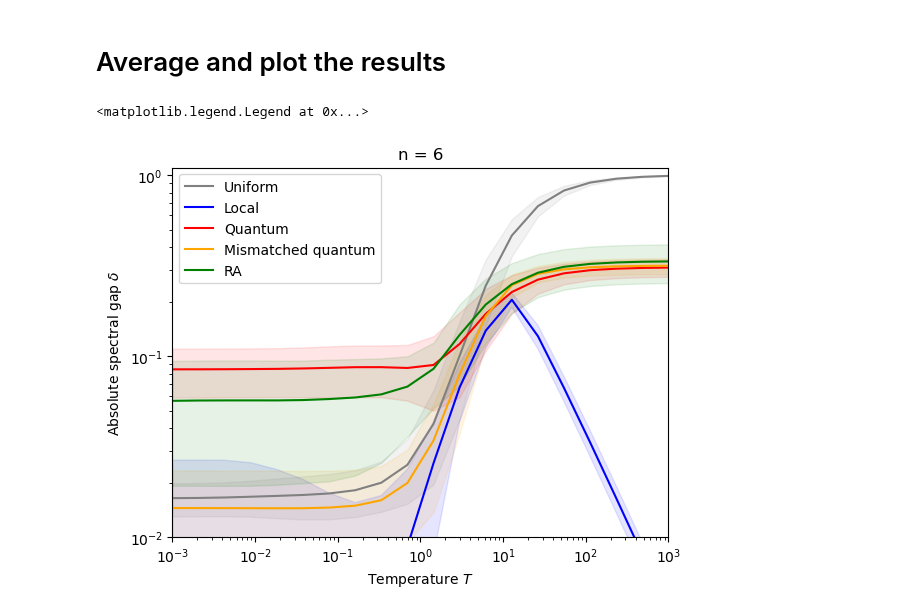
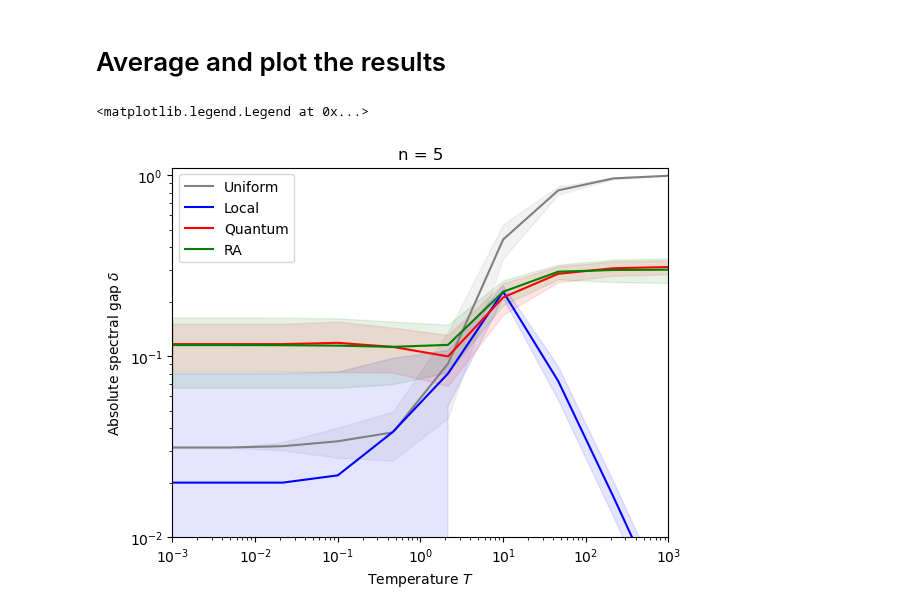
Before and after one commit to petr-ivashkov/quantum-mcmc, a Jupyter notebook: temperature_sweep_parallel.ipynb, the cells around one changed output. Cells and saved outputs as stored; diff of their text form; code cells hidden in the pictures.

```diff
--- a/temperature_sweep_parallel.ipynb
+++ b/temperature_sweep_parallel.ipynb
@@ -3,5 +4,5 @@ from functions import *
 # %%
-n = 6
+n = 5
 # %% [markdown]
 # Temperature sweep
 # %%
@@ -63,10 +47,13 @@ def get_proposal_mat_ra(m, t_max):
     U_t = sol.y.T[-1].reshape(d,d)
     return np.abs(U_t)**2
 # %%
-num_random_models = 100
-num_temperatures = 20
+num_random_models = 10
+num_temperatures = 10
 
 T_range = np.geomspace(0.001, 1000, num_temperatures)
+
+ramp_up_schedule = np.array([-0.0657428 ,  0.14598069,  0.27127482,  0.85253383,  1.33444081]) # n = 5 COBYLA
+t_max = 10
 
 def f(T):
     '''
@@ -78,9 +65,9 @@ def f(T):
     delta_quantum_arr = np.zeros((num_random_models))
     delta_mismatched_quantum_arr = np.zeros((num_random_models))
     delta_ra_arr = np.zeros((num_random_models))
-    np.random.seed(42) # set the seed for reproducibility
+
     for i in range(num_random_models):
-        m = RandomIsingModel(n, seed=i)
+        m = RandomIsingModel(n, seed=i) # set the seed for reproducibility
 
         proposal_mat_random = get_proposal_mat_random(m)
         P_random = get_transition_matrix(m, T, proposal_mat_random)
@@ -92,18 +79,18 @@ def f(T):
         delta_local = get_delta(P_local)
         delta_local_arr[i] = delta_local
 
-        proposal_mat_quantum = get_proposal_mat_quantum_layden(m)
+        proposal_mat_quantum = get_proposal_mat_quantum_avg(m)
         P_quantum = get_transition_matrix(m, T, proposal_mat_quantum)
         delta_quantum = get_delta(P_quantum)
         delta_quantum_arr[i] = delta_quantum
 
-        m_mismatched = RandomIsingModel(n, seed=i+num_random_models)
-        proposal_mat_mismatched_quantum = get_proposal_mat_quantum_layden(m_mismatched)
-        P_mismatched_quantum = get_transition_matrix(m, T, proposal_mat_mismatched_quantum)
-        delta_mismatched_quantum = get_delta(P_mismatched_quantum)
-        delta_mismatched_quantum_arr[i] = delta_mismatched_quantum
+        # m_mismatched = RandomIsingModel(n, seed=i+num_random_models) # set the seed for reproducibility
+        # proposal_mat_mismatched_quantum = get_proposal_mat_quantum_layden(m_mismatched)
+        # P_mismatched_quantum = get_transition_matrix(m, T, proposal_mat_mismatched_quantum)
+        # delta_mismatched_quantum = get_delta(P_mismatched_quantum)
+        # delta_mismatched_quantum_arr[i] = delta_mismatched_quantum
 
-        proposal_mat_ra = get_proposal_mat_ra(m, 5)
+        proposal_mat_ra = get_proposal_mat_ra(m, ramp_up_schedule, t_max)
         P_ra = get_transition_matrix(m, T, proposal_mat_ra)
         delta_ra = get_delta(P_ra)
         delta_ra_arr[i] = delta_ra
@@ -157,43 +154,43 @@ delta_ra_arr_std = np.std(delta_ra_arr, axis=1)
 plt.plot(T_range, delta_random_arr_avg, '-', color='grey', label = 'Uniform')
 plt.plot(T_range, delta_local_arr_avg, '-', color='blue', label = 'Local')
 plt.plot(T_range, delta_quantum_arr_avg, '-', color='red', label = 'Quantum')
-plt.plot(T_range, delta_mismatched_quantum_arr_avg, '-', color='orange', label = 'Mismatched quantum')
+# plt.plot(T_range, delta_mismatched_quantum_arr_avg, '-', color='orange', label = 'Mismatched quantum')
 plt.plot(T_range, delta_ra_arr_avg, '-', color='green', label = 'RA')
 
 plt.fill_between(T_range,
                  delta_random_arr_avg-delta_random_arr_std,
                  delta_random_arr_avg+delta_random_arr_std,
                  color='grey',
                  alpha=0.1)
 plt.fill_between(T_range,
                  delta_local_arr_avg-delta_local_arr_std,
                  delta_local_arr_avg+delta_local_arr_std,
                  color='blue',
                  alpha=0.1)
 plt.fill_between(T_range,
                  delta_quantum_arr_avg-delta_quantum_arr_std,
                  delta_quantum_arr_avg+delta_quantum_arr_std,
                  color='red',
                  alpha=0.1)
-plt.fill_between(T_range,
-                 delta_mismatched_quantum_arr_avg-delta_mismatched_quantum_arr_std,
-                 delta_mismatched_quantum_arr_avg+delta_mismatched_quantum_arr_std,
-                 color='orange',
-                 alpha=0.1)
+# plt.fill_between(T_range,
+#                  delta_mismatched_quantum_arr_avg-delta_mismatched_quantum_arr_std,
+#                  delta_mismatched_quantum_arr_avg+delta_mismatched_quantum_arr_std,
+#                  color='orange',
+#                  alpha=0.1)
 plt.fill_between(T_range,
                  delta_ra_arr_avg-delta_ra_arr_std,
                  delta_ra_arr_avg+delta_ra_arr_std,
                  color='green',
                  alpha=0.1)
 
 plt.title(f'n = {n}')
 plt.xlabel('Temperature $T$')
 plt.ylabel('Absolute spectral gap $\delta$')
 plt.ylim(0.01, 1.1)
 plt.xlim(0.001, 1000)
 plt.yscale('log')
 plt.xscale('log')
 plt.legend()
 # %% [output]
 <matplotlib.legend.Legend at 0x...>
-[figure, old version]
+[figure, new version]
```
Also changed, not shown: parts of 5 cells of this notebook, 5 other files.
